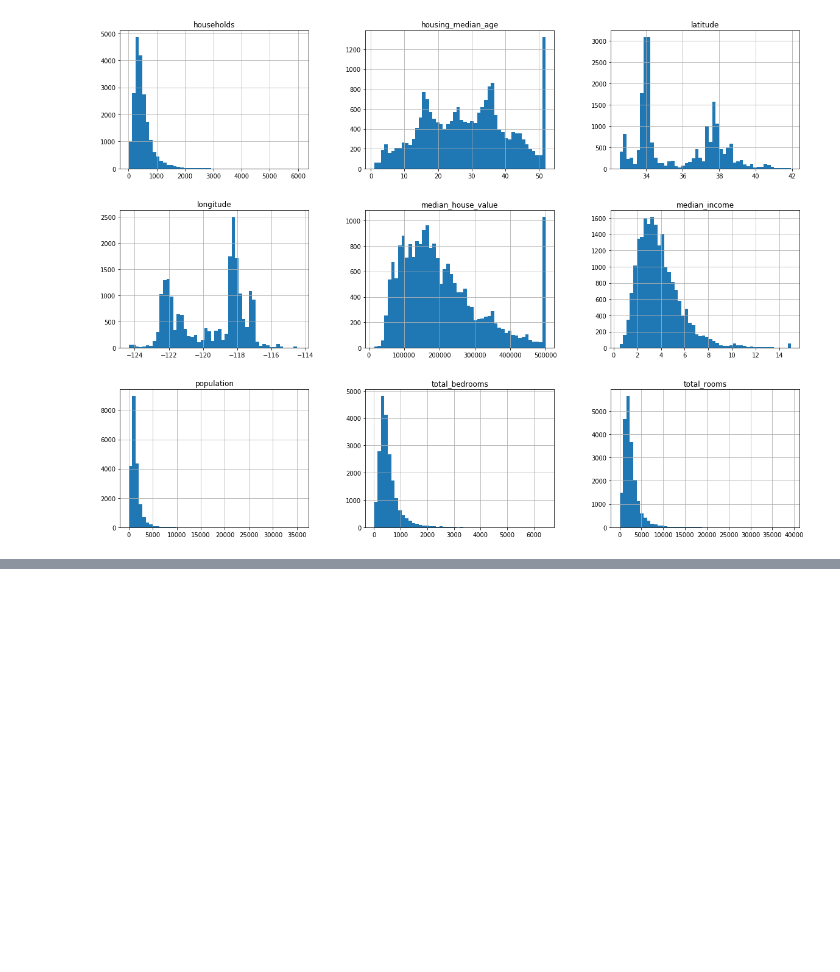
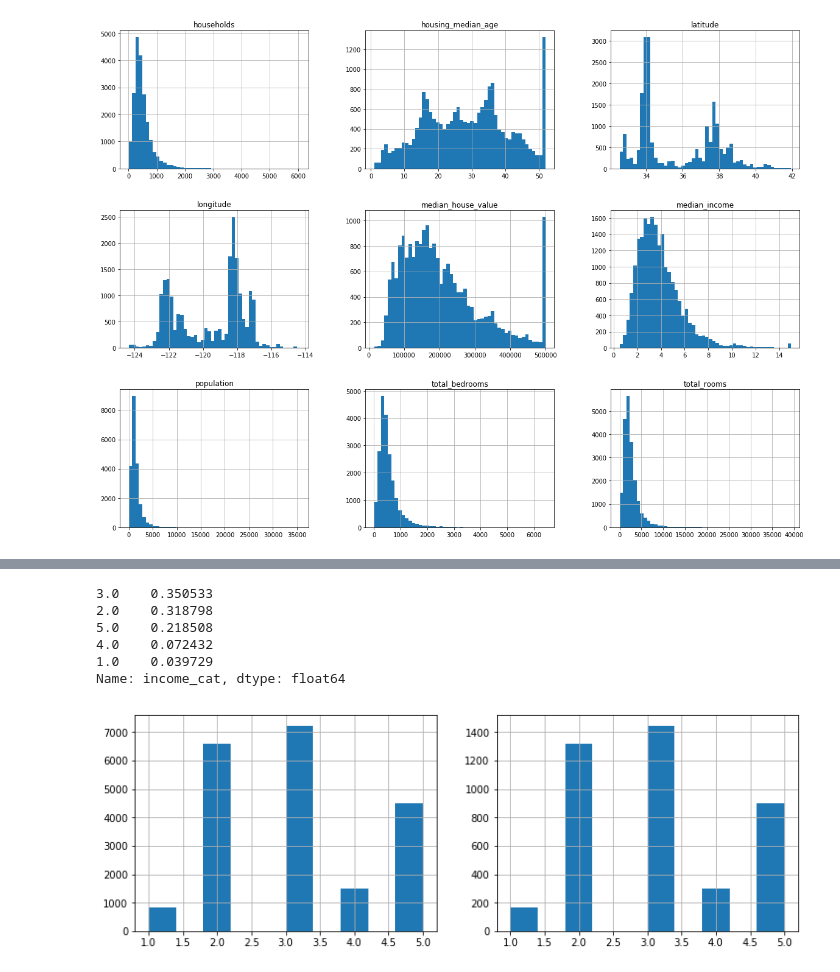
Before and after one commit to moyarzunsil/Intro_ML, a Jupyter notebook: 02 - Pasos de un proyecto de ML.ipynb, the cells around one changed output, grey strips where cells are left out. Drawn from its saved outputs; the diff is of its cells as text; code cells hidden in the pictures; blank space fills up the shorter version.

```diff
--- a/02 - Pasos de un proyecto de ML.ipynb
+++ b/02 - Pasos de un proyecto de ML.ipynb
@@ -163,0 +206,23 @@ plt.show()
+# %%
+split = StratifiedShuffleSplit(n_splits=1, test_size=0.2, random_state=42)
+
+for train_index, test_index in split.split(housing, housing["income_cat"]):
+    strat_train_set = housing.loc[train_index]
+    strat_test_set = housing.loc[test_index]
+
+
+fig, axs = plt.subplots(1,2)
+housing["income_cat"].hist(ax=axs[0], figsize=(12, 4))
+strat_test_set["income_cat"].hist(ax=axs[1], figsize=(12, 4))
+
+print(strat_test_set["income_cat"].value_counts() / strat_test_set["income_cat"].size)
+
+plt.show()
+# %% [output]
+3.0    0.350533
+2.0    0.318798
+5.0    0.218508
+4.0    0.072432
+1.0    0.039729
+Name: income_cat, dtype: float64
+[figure, added]
```
Also changed, not shown: parts of 6 cells of this notebook.
